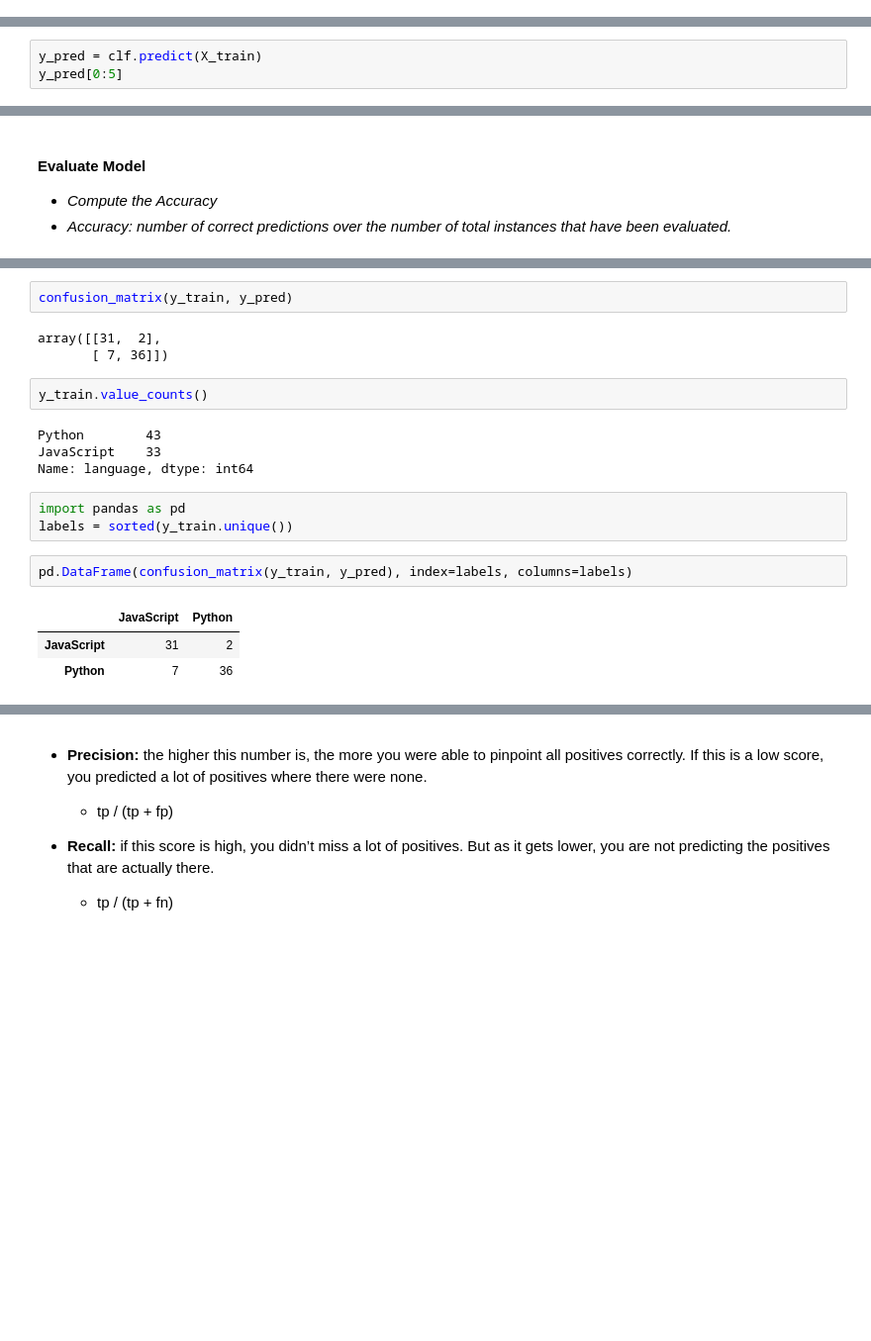
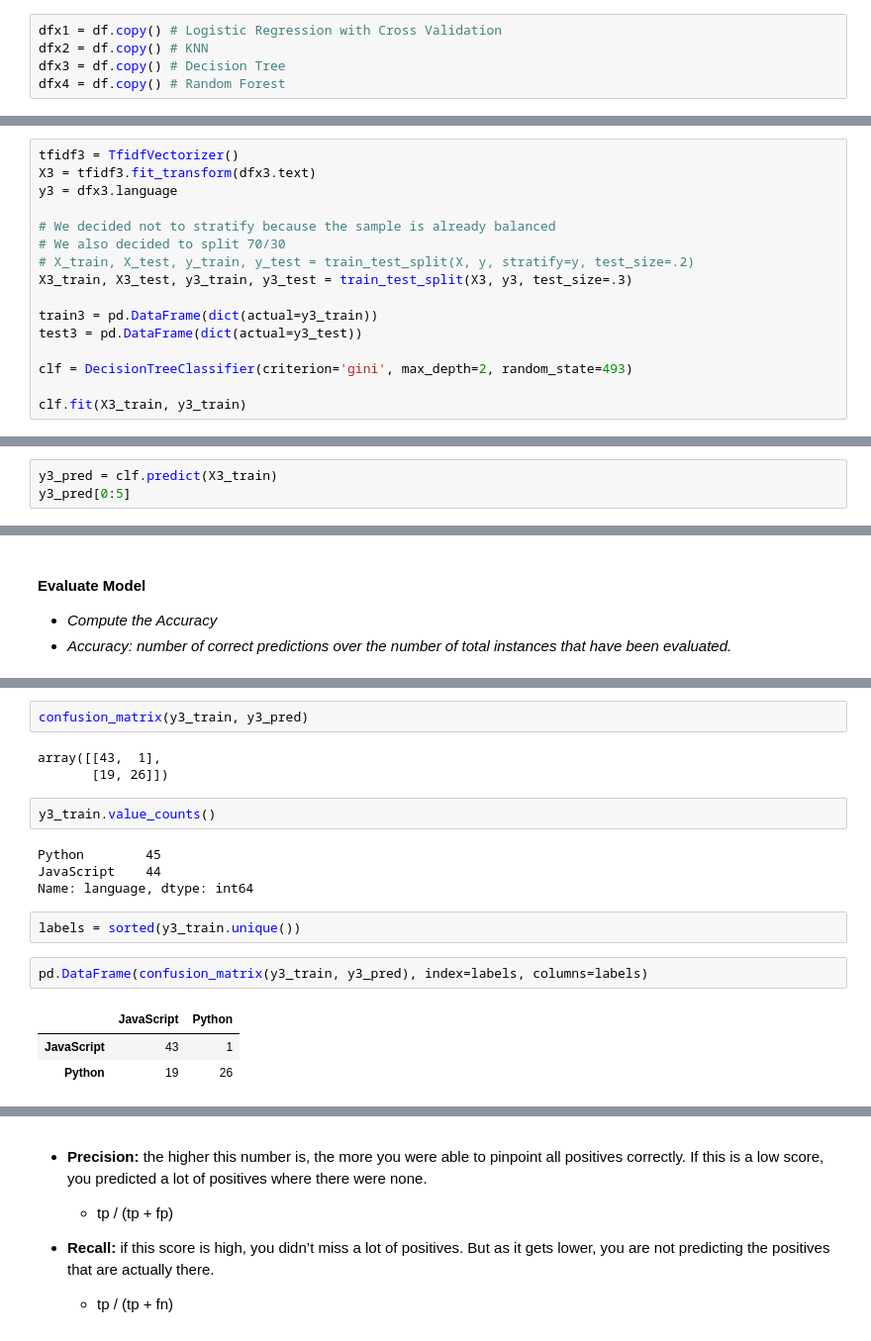
Before and after one commit to dd-jason-chad/nlp_project, a Jupyter notebook: master-project.ipynb, the cells around one changed output, grey strips where cells are left out. Shown at 99% size. Cells and saved outputs as stored; diff of their text form; blank space fills up the shorter version.

```diff
--- a/master-project.ipynb
+++ b/master-project.ipynb
@@ -786,0 +752,5 @@ Accuracy of KNN classifier on training set: 0.83
+# %%
+dfx1 = df.copy() # Logistic Regression with Cross Validation
+dfx2 = df.copy() # KNN
+dfx3 = df.copy() # Decision Tree
+dfx4 = df.copy() # Random Forest
@@ -876,0 +859,16 @@ DecisionTreeClassifier(class_weight=None, criterion='gini', max_depth=2,
+# %%
+tfidf3 = TfidfVectorizer()
+X3 = tfidf3.fit_transform(dfx3.text)
+y3 = dfx3.language
+
+# We decided not to stratify because the sample is already balanced
+# We also decided to split 70/30
+# X_train, X_test, y_train, y_test = train_test_split(X, y, stratify=y, test_size=.2)
+X3_train, X3_test, y3_train, y3_test = train_test_split(X3, y3, test_size=.3)
+
+train3 = pd.DataFrame(dict(actual=y3_train))
+test3 = pd.DataFrame(dict(actual=y3_test))
+
+clf = DecisionTreeClassifier(criterion='gini', max_depth=2, random_state=493)
+
+clf.fit(X3_train, y3_train)
@@ -877,4 +882,4 @@ DecisionTreeClassifier(class_weight=None, criterion='gini', max_depth=2,
 # %%
-y_pred = clf.predict(X_train)
-y_pred[0:5]
+y3_pred = clf.predict(X3_train)
+y3_pred[0:5]
 # %% [output]
@@ -908,21 +906,20 @@ Accuracy of Decision Tree classifier on training set: 0.88
-# %%
-confusion_matrix(y_train, y_pred)
-# %% [output]
-array([[31,  2],
-       [ 7, 36]])
+# %%
+confusion_matrix(y3_train, y3_pred)
+# %% [output]
+array([[43,  1],
+       [19, 26]])
 # %%
-y_train.value_counts()
+y3_train.value_counts()
 # %% [output]
-Python        43
-JavaScript    33
+Python        45
+JavaScript    44
 Name: language, dtype: int64
-# %%
-import pandas as pd
-labels = sorted(y_train.unique())
+# %%
+labels = sorted(y3_train.unique())
 # %%
-pd.DataFrame(confusion_matrix(y_train, y_pred), index=labels, columns=labels)
+pd.DataFrame(confusion_matrix(y3_train, y3_pred), index=labels, columns=labels)
 # %% [output]
 |  | JavaScript | Python |
-| JavaScript | 31 | 2 |
-| Python | 7 | 36 |
+| JavaScript | 43 | 1 |
+| Python | 19 | 26 |
 # %%
```
Also changed, not shown: parts of 75 cells of this notebook.
